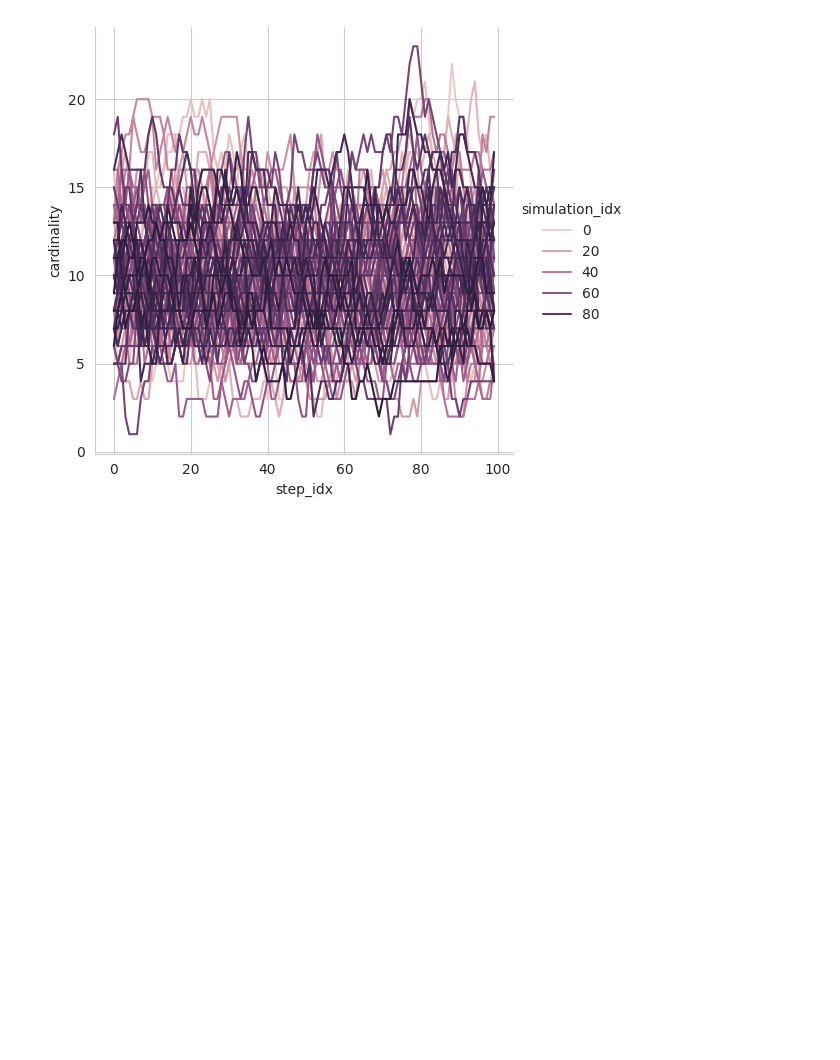
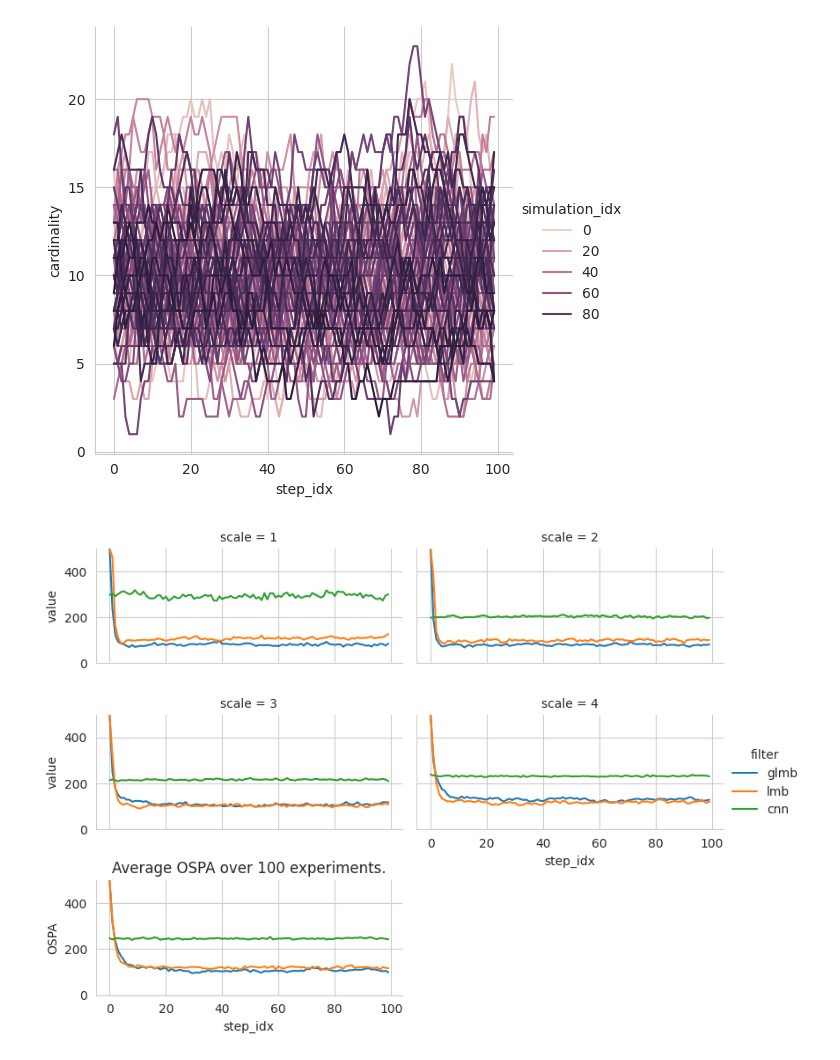
Before and after one commit to Damowerko/mtt, a Jupyter notebook: notebooks/summary.ipynb, the cells around one changed output. Cells and saved outputs as stored; diff of their text form; code cells hidden in the pictures; blank space fills up the shorter version.

```diff
--- a/notebooks/summary.ipynb
+++ b/notebooks/summary.ipynb
@@ -43,3 +46,40 @@ sns.relplot(data=data, x="step_idx", y="cardinality", hue="simulation_idx", kind
 # %% [output]
 <seaborn.axisgrid.FacetGrid at 0x...>
 [figure]
+# %%
+# parse LMCO csv files
+lmco_dir = Path("../data/out/filters/")
+dfs = []
+for dir in lmco_dir.iterdir():
+    filter, scale = dir.name.split("_")
+    scale = int(float(scale[:-1]))
+    df_filter = pd.concat(
+        (pd.read_csv(dir / "card_error_mc.csv"), pd.read_csv(dir / "ospa_mc.csv")),
+        axis=1
+    ).rename(columns={"total": "ospa", "location": "ospa_location", "card": "ospa_card"})
+    df_filter["step_idx"] = df_filter["time"].astype(int)
+    df_filter["filter"] = filter
+    df_filter["scale"] = scale
+    dfs.append(df_filter)
+df_filters = pd.concat(dfs, axis=0)
+# %%
+columns = ["scale", "filter", "step_idx", "ospa", "card_error"]
+df_cnn["card_error"] = df_cnn["cardinality_output"] - df_cnn["cardinality_truth"]
+df_cnn["ospa"] = df_cnn["ospa_kmeans"]
+df_cnn["filter"] = "cnn"
+df_filters = pd.concat(
+    (
+        df_filters[columns],
+        df_cnn.groupby(["scale", "step_idx", "filter"], as_index=False).mean()[columns]
+    ),
+)
+# %%
+# plot ospa using sns.relplot each row is a different scale
+data = df_filters.melt(id_vars=["step_idx", "filter", "scale"], value_vars=["ospa"])
+sns.relplot(data=data, x="step_idx", y="value", hue="filter", col="scale", col_wrap=2, kind="line", aspect=2, height=2)
+plt.ylabel("OSPA")
+plt.ylim(0, 500)
+plt.title("Average OSPA over 100 experiments.")
+plt.show()
+# %% [output]
+[figure, added]
```
Also changed, not shown: parts of 6 cells of this notebook, 1 other file.
